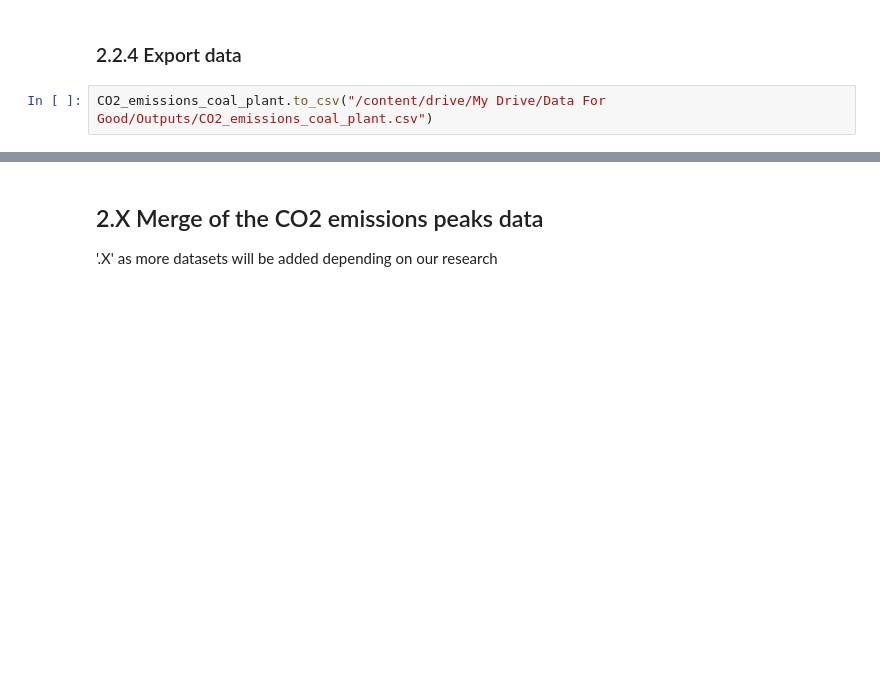
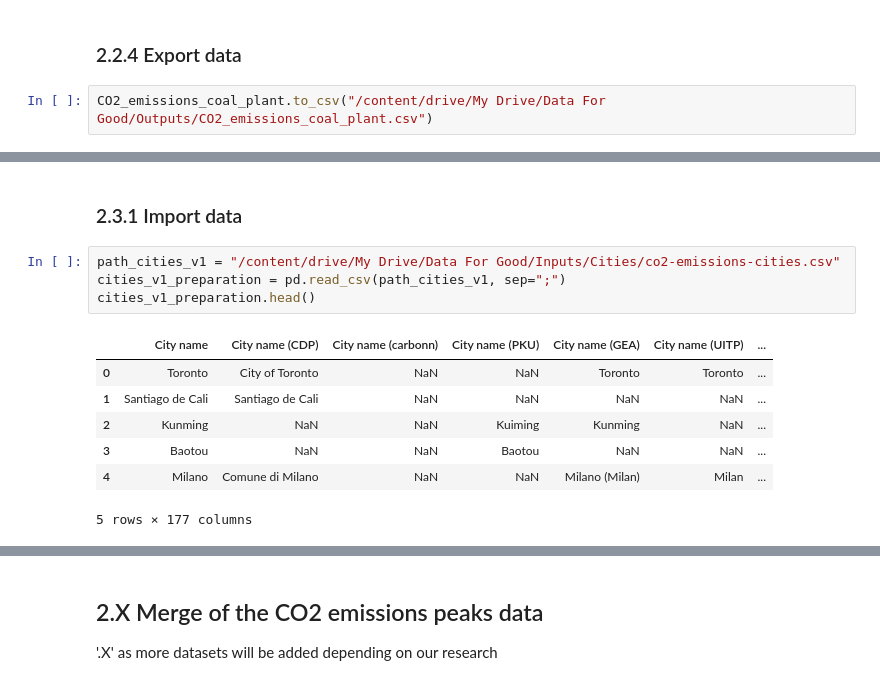
Before and after one commit to dataforgoodfr/batch7_satellite_ges, a Jupyter notebook: notebooks/CO2_emissions_Inventory_data.ipynb, the cells around one changed output, grey strips where cells are left out. Drawn from its saved outputs; the diff is of its cells as text; blank space fills up the shorter version.

```diff
--- a/notebooks/CO2_emissions_Inventory_data.ipynb
+++ b/notebooks/CO2_emissions_Inventory_data.ipynb
@@ -965,0 +983,14 @@ CO2_emissions_coal_plant.to_csv("/content/drive/My Drive/Data For Good/Outputs/C
+# %% [markdown]
+### 2.3.1 Import data
+# %%
+path_cities_v1 = "/content/drive/My Drive/Data For Good/Inputs/Cities/co2-emissions-cities.csv"
+cities_v1_preparation = pd.read_csv(path_cities_v1, sep=";")
+cities_v1_preparation.head()
+# %% [output]
+|  | City name | City name (CDP) | City name (carbonn) | City name (PKU) | City name (GEA) | City name (UITP) | ... |
+| 0 | Toronto | City of Toronto | NaN | NaN | Toronto | Toronto | ... |
+| 1 | Santiago de Cali | Santiago de Cali | NaN | NaN | NaN | NaN | ... |
+| 2 | Kunming | NaN | NaN | Kuiming | Kunming | NaN | ... |
+| 3 | Baotou | NaN | NaN | Baotou | NaN | NaN | ... |
+| 4 | Milano | Comune di Milano | NaN | NaN | Milano (Milan) | Milan | ... |
+5 rows × 177 columns
```
Also changed, not shown: parts of 28 cells of this notebook.
